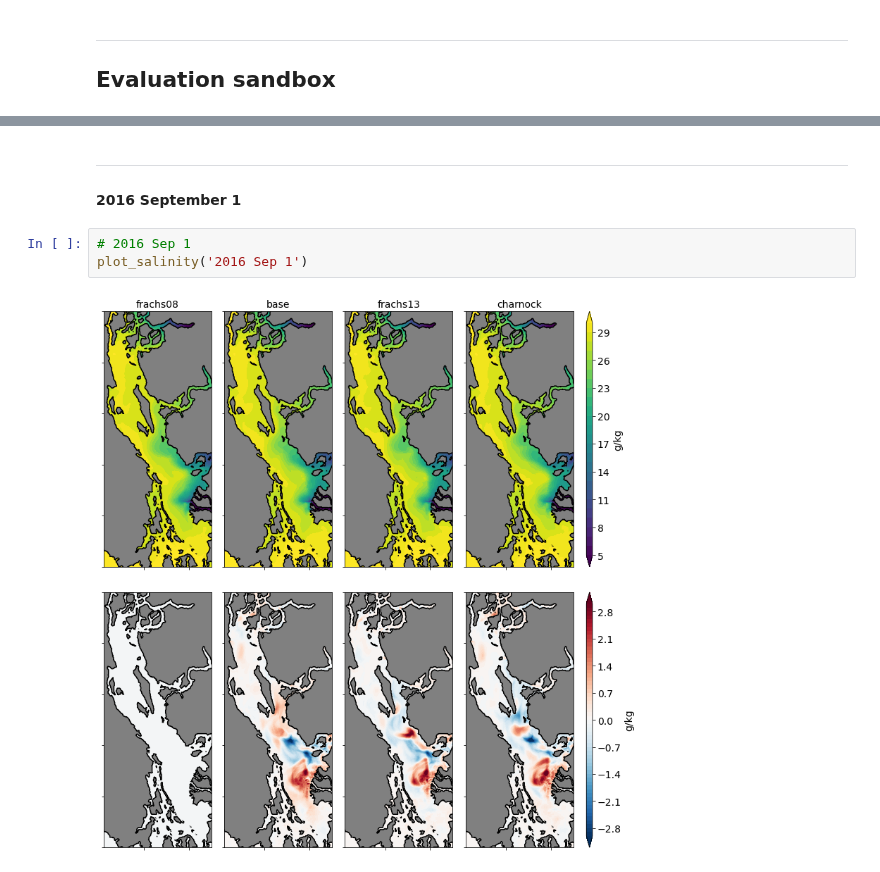
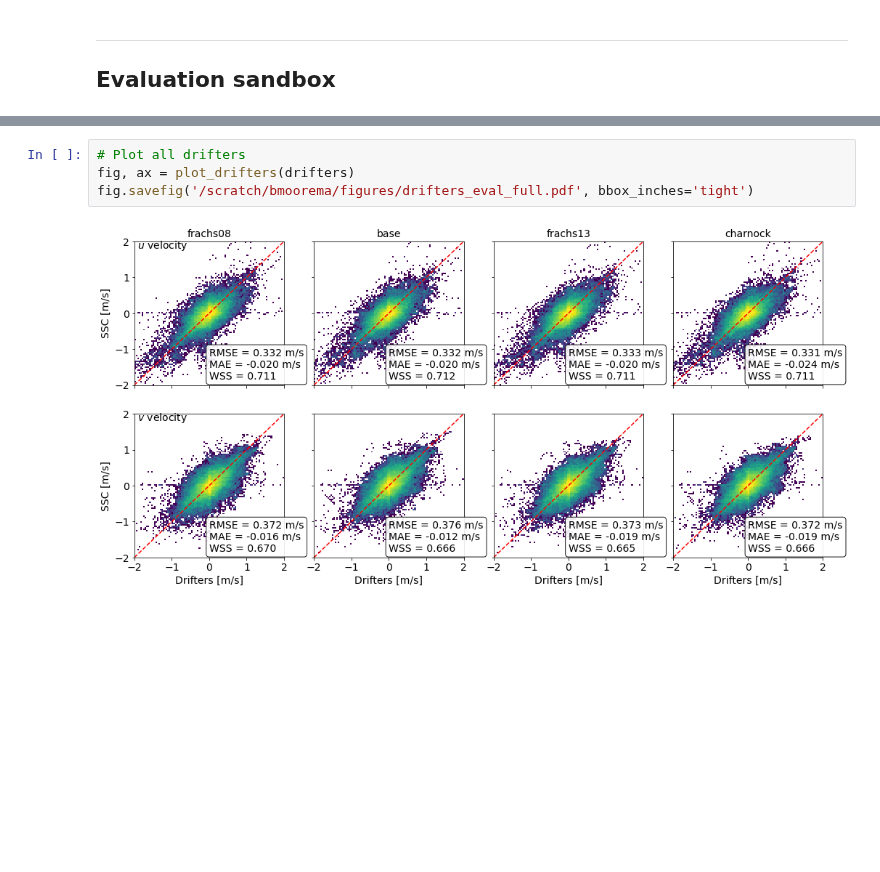
Before and after one commit to SalishSeaCast/analysis-ben, a Jupyter notebook: notebooks/graham/evaluation.ipynb, the cells around one changed output, grey strips where cells are left out. Drawn from its saved outputs; the diff is of its cells as text; blank space fills up the shorter version.

```diff
--- a/notebooks/graham/evaluation.ipynb
+++ b/notebooks/graham/evaluation.ipynb
@@ -235,9 +291,6 @@ plot_salinity('2016 Aug 1')
-# %% [markdown]
-***
-
-#### 2016 September 1
-# %%
-# 2016 Sep 1
-plot_salinity('2016 Sep 1')
-# %% [output]
-[figure, removed]
+# %%
+# Plot all drifters
+fig, ax = plot_drifters(drifters)
+fig.savefig('/scratch/bmoorema/figures/drifters_eval_full.pdf', bbox_inches='tight')
+# %% [output]
+[figure, added]
```
Also changed, not shown: parts of 29 cells of this notebook, 6 other files.
